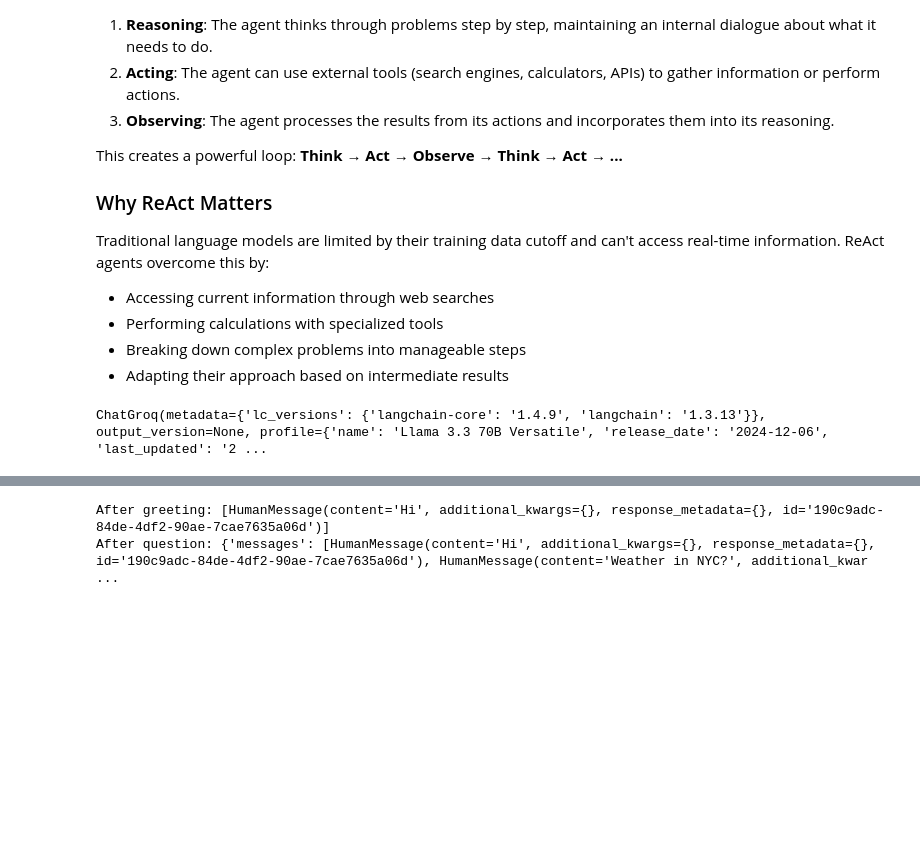
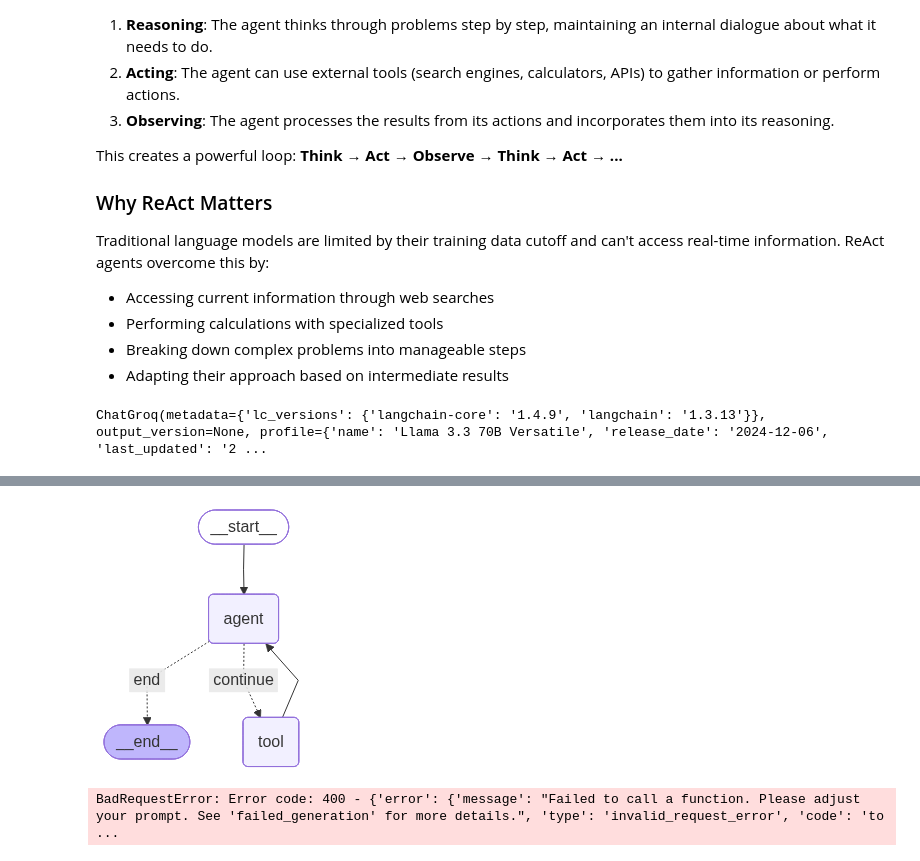
Before and after one commit to VishSeran/langgraph-explore, a Jupyter notebook: notebooks/react_agent.ipynb, the cells around one changed output, grey strips where cells are left out. Cells and saved outputs as stored; diff of their text form; code cells hidden in the pictures; blank space fills up the shorter version.

Commit message:
react agent updated

```diff
--- a/notebooks/react_agent.ipynb
+++ b/notebooks/react_agent.ipynb
@@ -120,15 +113,15 @@ chat_prompt = ChatPromptTemplate.from_messages(
     [
         (
             "system",
-    """You are a helpful assistant that thinks step-by-step and use tools when needed.
+            """You are a helpful assistant that think step-by-step and use tools when needed.
 
-    when responding to query:
-    1. First, think about what information you need.
-    2. Use available tools if you need current data or specific capabilities
-    3. Provide clear, helpful response based on your reasoning and any tool results
-    """
+            when responding to query:
+            1. First, think about what information you need.
+            2. Use available tools if you need current data or specific capabilities
+            3. Provide clear, helpful response based on your reasoning and any tool results
+            """
         ),
-        MessagesPlaceholder(variable_name="messages")
+        MessagesPlaceholder(variable_name="messages"),
     ]
 )
 # %%
@@ -139,19 +132,6 @@ from langgraph.graph.message import add_messages
 # %%
 class AgentState(TypedDict):
     messages: Annotated[Sequence[BaseMessage], add_messages]
-# %%
-state: AgentState = {"messages": []}
-
-# append a message using the reducer properly
-state["messages"] = add_messages(state["messages"], [HumanMessage(content="Hi")])
-print("After greeting:", state["messages"])
-
-# add another message (e.g. a question)
-state["messages"] = add_messages(state["messages"], [HumanMessage(content="Weather in NYC?")])
-print("After question:", state)
-# %% [output]
-After greeting: [HumanMessage(content='Hi', additional_kwargs={}, response_metadata={}, id='190c9adc-84de-4df2-90ae-7cae7635a06d')]
-After question: {'messages': [HumanMessage(content='Hi', additional_kwargs={}, response_metadata={}, id='190c9adc-84de-4df2-90ae-7cae7635a06d'), HumanMessage(content='Weather in NYC?', additional_kwar ...
 # %%
 def model_call(state:AgentState):
 
@@ -171,12 +151,12 @@ def tool_call(state:AgentState):
     results = []
 
     for tool_use in tools_call:
-        tool_result = tools_map[tool_use['name']].invoke(tool_use['args'])
+        tool_result = str(tools_map[tool_use['name']].invoke(tool_use['args']))
         results.append(
             ToolMessage(
                 content=tool_result,
                 name=tool_use['name'],
-                tool_call_d = tool_use["id"]
+                tool_call_id = tool_use["id"]
             )
         )
 
@@ -195,3 +175,26 @@ def should_continue(state:AgentState):
 
     else:
         return "continue"
+# %%
+graph = StateGraph(AgentState)
+# %%
+graph.add_node("agent", model_call)
+graph.add_node("tool", tool_call)
+
+graph.add_edge("tool","agent")
+graph.add_conditional_edges("agent", should_continue,{
+    "end":END,
+    "continue": "tool"
+})
+
+graph.set_entry_point("agent")
+app = graph.compile()
+app
+# %% [output]
+[figure, added]
+# %%
+response = app.invoke({
+    "messages": [HumanMessage(content="What is the weather condition in tokoyo now and recommend me some cloths to wear?")]
+})
+# %% [output]
+BadRequestError: Error code: 400 - {'error': {'message': "Failed to call a function. Please adjust your prompt. See 'failed_generation' for more details.", 'type': 'invalid_request_error', 'code': 'to ...
```
Also changed, not shown: parts of 6 cells of this notebook.
